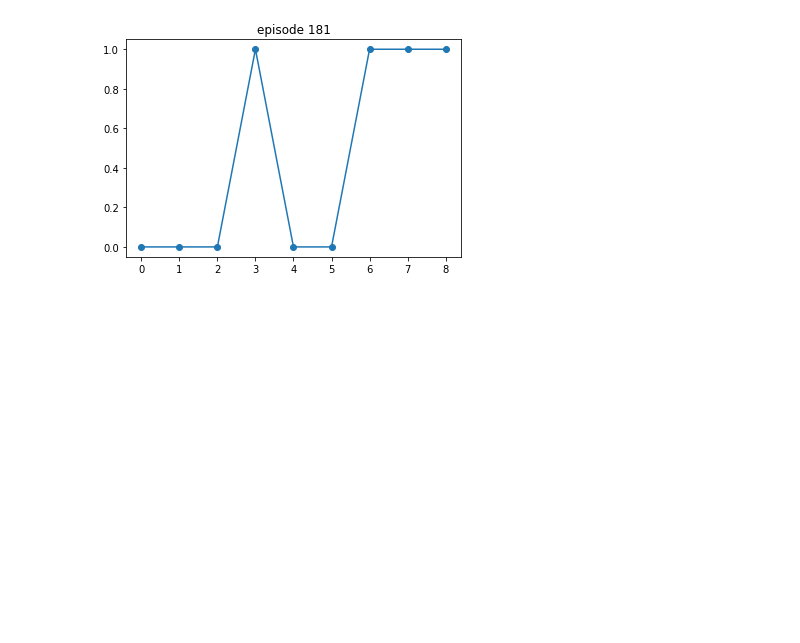
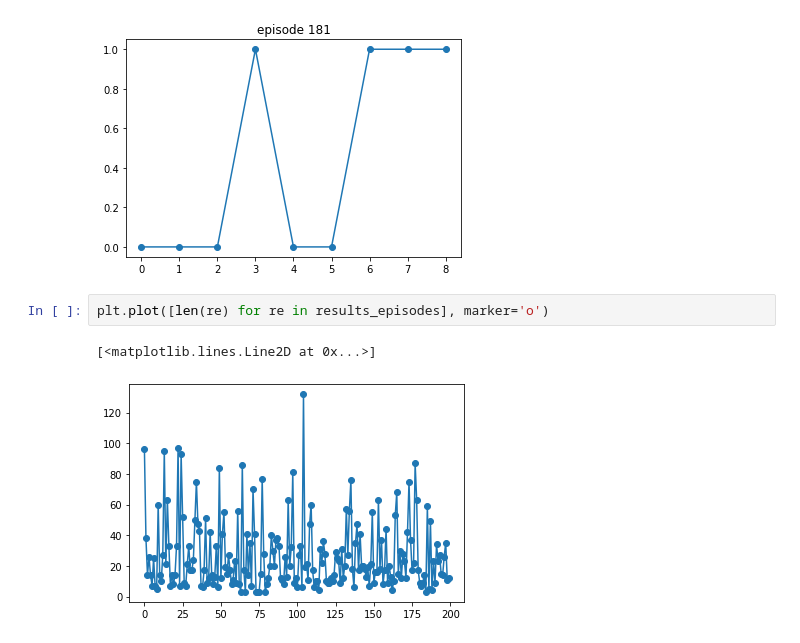
Before and after one commit to pondelion/MLDL-Memo, a Jupyter notebook: py/RL/policy_gradient/vanilla_policy_gradient.ipynb, the cells around one changed output. Drawn from its saved outputs; the diff is of its cells as text; blank space fills up the shorter version.

```diff
--- a/py/RL/policy_gradient/vanilla_policy_gradient.ipynb
+++ b/py/RL/policy_gradient/vanilla_policy_gradient.ipynb
@@ -296,3 +323,8 @@ for episode in range(N_EPISODES):
 [figure]
 [figure]
 [figure]
+# %%
+plt.plot([len(re) for re in results_episodes], marker='o')
+# %% [output]
+[<matplotlib.lines.Line2D at 0x...>]
+[figure, added]
```
Also changed, not shown: parts of 2 cells of this notebook.
